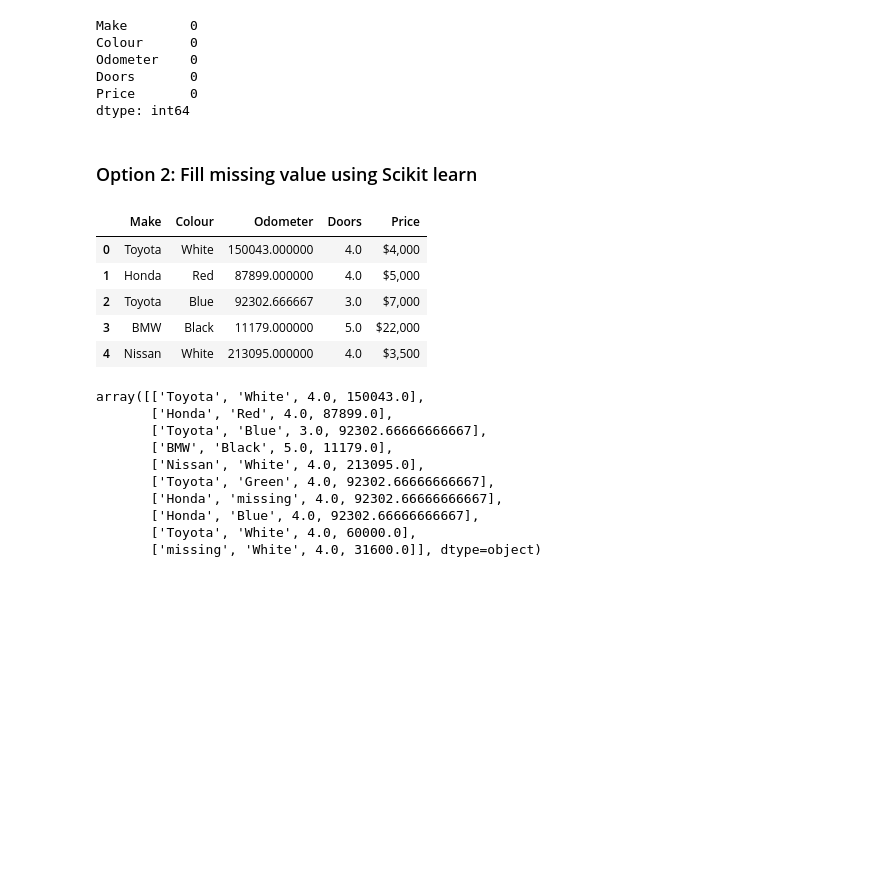
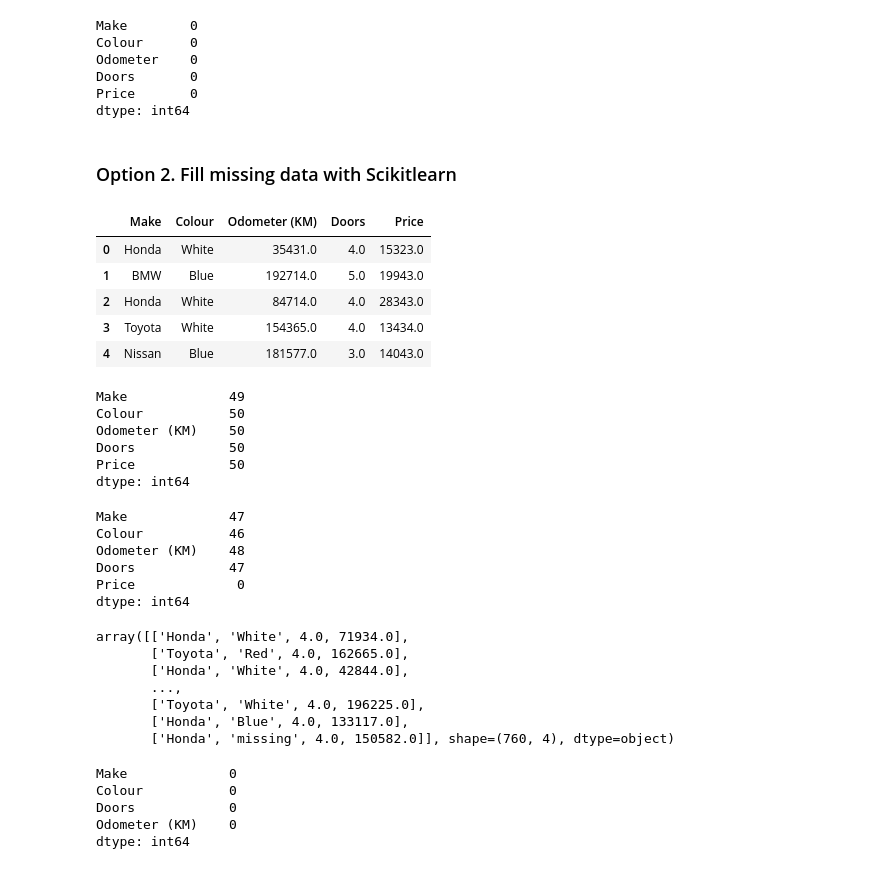
Before and after one commit to harishthampi/MachineLearningMaster, a Jupyter notebook: Scikit-Learn/Scikit-learn.ipynb, the cells around one changed output. Saved outputs shown, nothing was run; the diff lists cells and outputs as text; code cells hidden in the pictures; blank space fills up the shorter version.

Commit message:
scikit-learn

```diff
--- a/Scikit-Learn/Scikit-learn.ipynb
+++ b/Scikit-Learn/Scikit-learn.ipynb
@@ -381,14 +381,35 @@ Odometer    0
 Doors       0
 Price       0
 dtype: int64
-# %% [markdown]
-### Option 2: Fill missing value using Scikit learn
+# %% [markdown]
+### Option 2. Fill missing data with Scikitlearn
 # %%
+car_sales_missing = pd.read_csv("car-sales-extended-missing-data.csv")
 car_sales_missing.head()
 # %% [output]
-|  | Make | Colour | Odometer | Doors | Price |
-| 0 | Toyota | White | 150043.000000 | 4.0 | $4,000 |
-| 1 | Honda | Red | 87899.000000 | 4.0 | $5,000 |
-| 2 | Toyota | Blue | 92302.666667 | 3.0 | $7,000 |
-| 3 | BMW | Black | 11179.000000 | 5.0 | $22,000 |
-| 4 | Nissan | White | 213095.000000 | 4.0 | $3,500 |
+|  | Make | Colour | Odometer (KM) | Doors | Price |
+| 0 | Honda | White | 35431.0 | 4.0 | 15323.0 |
+| 1 | BMW | Blue | 192714.0 | 5.0 | 19943.0 |
+| 2 | Honda | White | 84714.0 | 4.0 | 28343.0 |
+| 3 | Toyota | White | 154365.0 | 4.0 | 13434.0 |
+| 4 | Nissan | Blue | 181577.0 | 3.0 | 14043.0 |
+# %%
+car_sales_missing.isna().sum()
+# %% [output]
+Make             49
+Colour           50
+Odometer (KM)    50
+Doors            50
+Price            50
+dtype: int64
+# %%
+# Drop the rows with no labels
+car_sales_missing.dropna(subset=["Price"], inplace=True)
+car_sales_missing.isna().sum()
+# %% [output]
+Make             47
+Colour           46
+Odometer (KM)    48
+Doors            47
+Price             0
+dtype: int64
@@ -404,7 +435,7 @@ odometer_imputer = SimpleImputer(strategy='mean')
 #Define columns
 cateogorical_feature = ["Make","Colour"]
 door_feature = ["Doors"]
-odometer_feature = ["Odometer"]
+odometer_feature = ["Odometer (KM)"]
 
 #Create an imputer (something that fills missing data)
 imputer = ColumnTransformer([
@@ -414,16 +445,31 @@ imputer = ColumnTransformer([
 ])
 
 #Transform the data
-filled_X = imputer.fit_transform(X)
-filled_X
+# Fill train and test values separately
+filled_X_train = imputer.fit_transform(X_train)
+filled_X_test = imputer.transform(X_test)
+filled_X_train
 # %% [output]
-array([['Toyota', 'White', 4.0, 150043.0],
-       ['Honda', 'Red', 4.0, 87899.0],
-       ['Toyota', 'Blue', 3.0, 92302.66666666667],
-       ['BMW', 'Black', 5.0, 11179.0],
-       ['Nissan', 'White', 4.0, 213095.0],
-       ['Toyota', 'Green', 4.0, 92302.66666666667],
-       ['Honda', 'missing', 4.0, 92302.66666666667],
-       ['Honda', 'Blue', 4.0, 92302.66666666667],
-       ['Toyota', 'White', 4.0, 60000.0],
-       ['missing', 'White', 4.0, 31600.0]], dtype=object)
+array([['Honda', 'White', 4.0, 71934.0],
+       ['Toyota', 'Red', 4.0, 162665.0],
+       ['Honda', 'White', 4.0, 42844.0],
+       ...,
+       ['Toyota', 'White', 4.0, 196225.0],
+       ['Honda', 'Blue', 4.0, 133117.0],
+       ['Honda', 'missing', 4.0, 150582.0]], shape=(760, 4), dtype=object)
+# %%
+# Get our transformed data array's back into DataFrame's
+car_sales_filled_train = pd.DataFrame(filled_X_train,
+                                      columns=["Make", "Colour", "Doors", "Odometer (KM)"])
+
+car_sales_filled_test = pd.DataFrame(filled_X_test,
+                                     columns=["Make", "Colour", "Doors", "Odometer (KM)"])
+
+# Check missing data in training set
+car_sales_filled_train.isna().sum()
+# %% [output]
+Make             0
+Colour           0
+Doors            0
+Odometer (KM)    0
+dtype: int64
```
Also changed, not shown: parts of 21 cells of this notebook, 1 other file.
